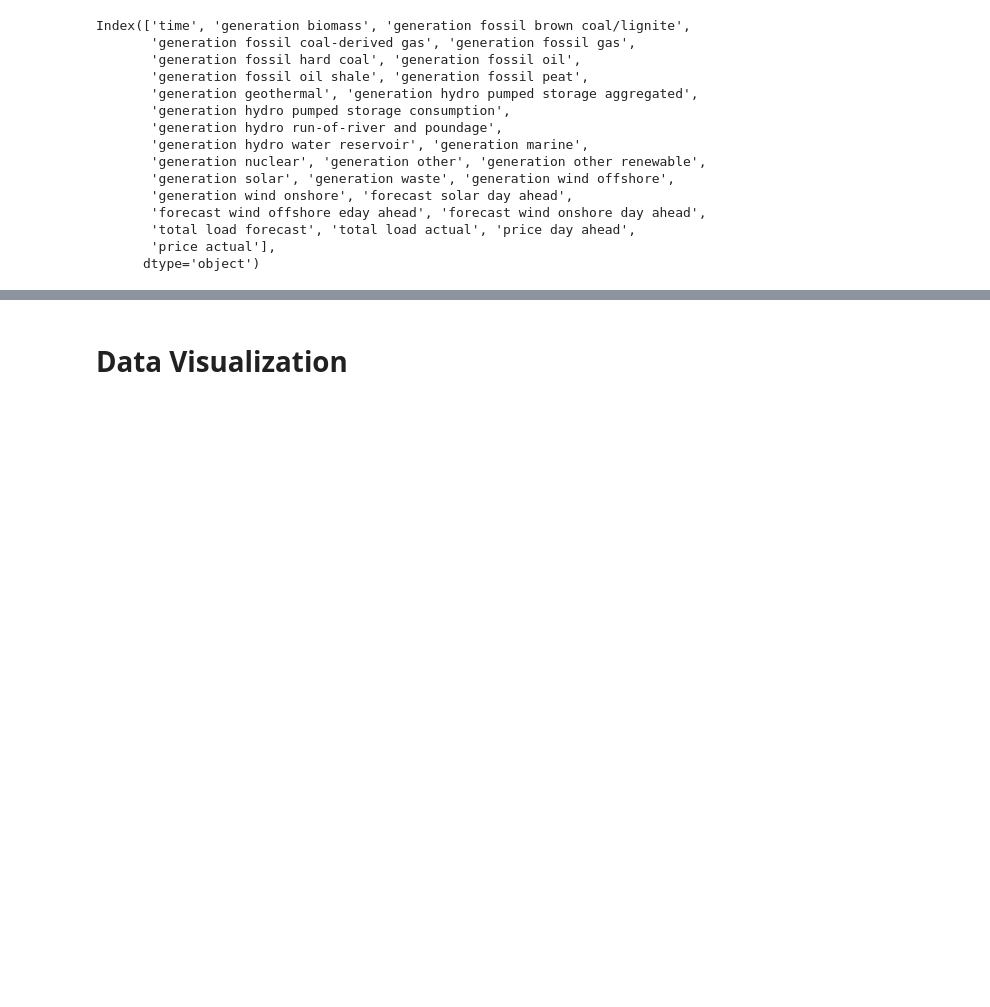
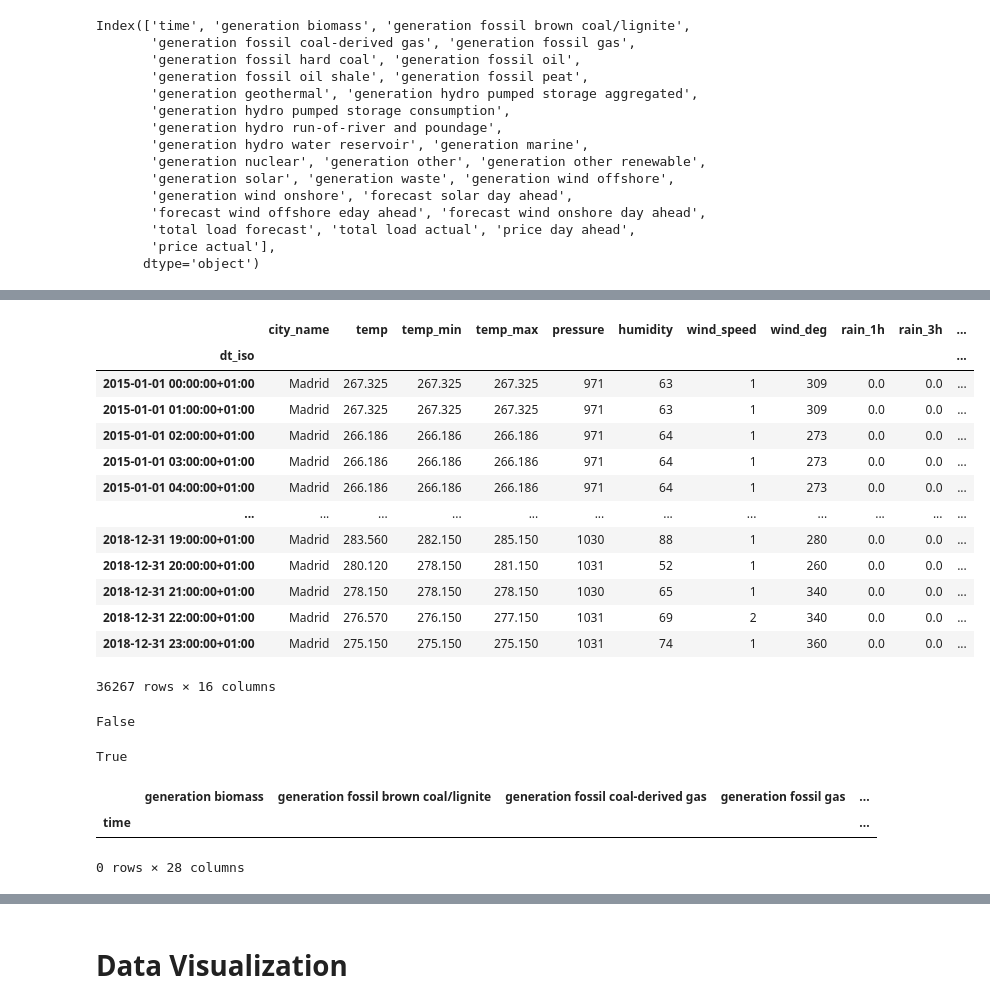
Before and after one commit to codeyson/energy_demand_forecasting, a Jupyter notebook: arima.ipynb, the cells around one changed output, grey strips where cells are left out. Cells and saved outputs as stored; diff of their text form; code cells hidden in the pictures; blank space fills up the shorter version.

Commit message:
feat: add weather features to the dataset

```diff
--- a/arima.ipynb
+++ b/arima.ipynb
@@ -45,0 +48,4 @@ Index(['time', 'generation biomass', 'generation fossil brown coal/lignite',
+# %%
+weather_ft = os.path.join(data_path, "weather_features.csv")
+weather_ft = pd.read_csv(weather_ft)
+weather_ft.head()
@@ -45,0 +59,3 @@ Index(['time', 'generation biomass', 'generation fossil brown coal/lignite',
+# %%
+weather_ft = weather_ft[weather_ft['city_name'] == 'Madrid']
+weather_ft.head()
@@ -45,0 +72,35 @@ Index(['time', 'generation biomass', 'generation fossil brown coal/lignite',
+# %%
+weather_ft['dt_iso'] = pd.to_datetime(weather_ft['dt_iso'])
+weather_ft = weather_ft.set_index('dt_iso')
+# %%
+weather_ft
+# %% [output]
+|  | city_name | temp | temp_min | temp_max | pressure | humidity | wind_speed | wind_deg | rain_1h | rain_3h | ... |
+| dt_iso |  |  |  |  |  |  |  |  |  |  | ... |
+| 2015-01-01 00:00:00+01:00 | Madrid | 267.325 | 267.325 | 267.325 | 971 | 63 | 1 | 309 | 0.0 | 0.0 | ... |
+| 2015-01-01 01:00:00+01:00 | Madrid | 267.325 | 267.325 | 267.325 | 971 | 63 | 1 | 309 | 0.0 | 0.0 | ... |
+| 2015-01-01 02:00:00+01:00 | Madrid | 266.186 | 266.186 | 266.186 | 971 | 64 | 1 | 273 | 0.0 | 0.0 | ... |
+| 2015-01-01 03:00:00+01:00 | Madrid | 266.186 | 266.186 | 266.186 | 971 | 64 | 1 | 273 | 0.0 | 0.0 | ... |
+| 2015-01-01 04:00:00+01:00 | Madrid | 266.186 | 266.186 | 266.186 | 971 | 64 | 1 | 273 | 0.0 | 0.0 | ... |
+| ... | ... | ... | ... | ... | ... | ... | ... | ... | ... | ... | ... |
+| 2018-12-31 19:00:00+01:00 | Madrid | 283.560 | 282.150 | 285.150 | 1030 | 88 | 1 | 280 | 0.0 | 0.0 | ... |
+| 2018-12-31 20:00:00+01:00 | Madrid | 280.120 | 278.150 | 281.150 | 1031 | 52 | 1 | 260 | 0.0 | 0.0 | ... |
+| 2018-12-31 21:00:00+01:00 | Madrid | 278.150 | 278.150 | 278.150 | 1030 | 65 | 1 | 340 | 0.0 | 0.0 | ... |
+| 2018-12-31 22:00:00+01:00 | Madrid | 276.570 | 276.150 | 277.150 | 1031 | 69 | 2 | 340 | 0.0 | 0.0 | ... |
+| 2018-12-31 23:00:00+01:00 | Madrid | 275.150 | 275.150 | 275.150 | 1031 | 74 | 1 | 360 | 0.0 | 0.0 | ... |
+36267 rows × 16 columns
+# %%
+
+weather_ft.index.is_unique
+# %% [output]
+False
+# %%
+energy_data.index.is_unique
+# %% [output]
+True
+# %%
+energy_data[energy_data.index.duplicated()]
+# %% [output]
+|  | generation biomass | generation fossil brown coal/lignite | generation fossil coal-derived gas | generation fossil gas | ... |
+| time |  |  |  |  | ... |
+0 rows × 28 columns
```
Also changed, not shown: parts of 19 cells of this notebook.
